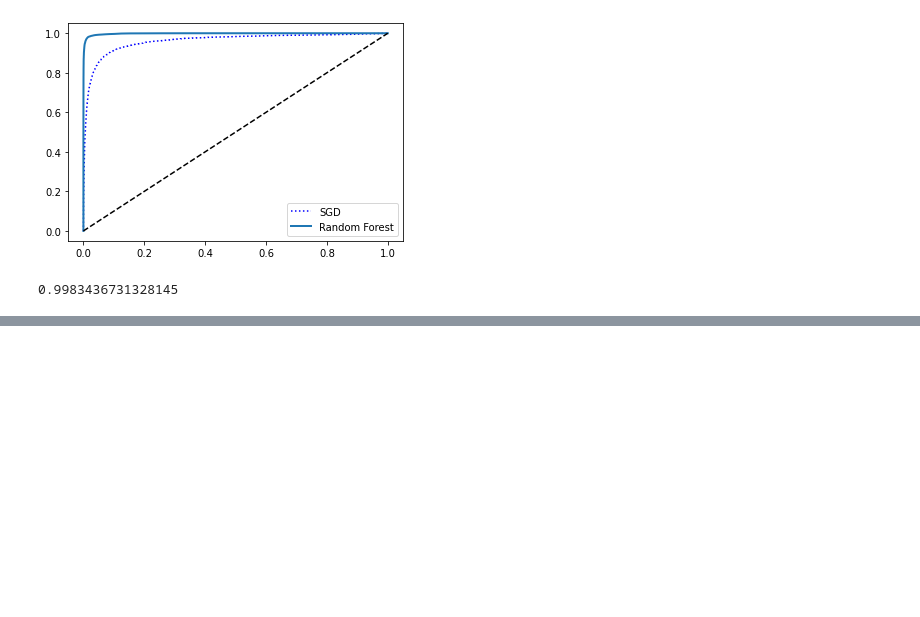
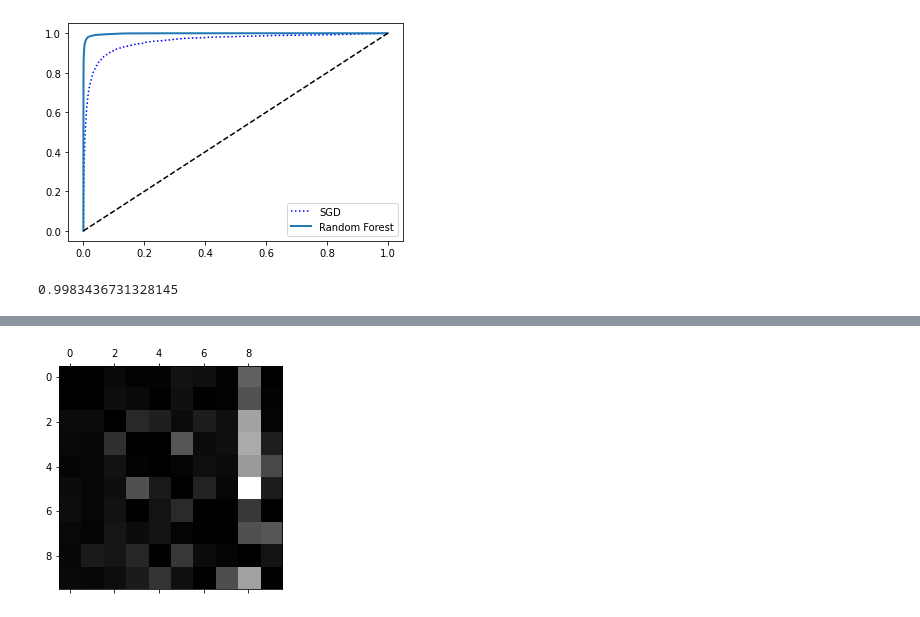
Before and after one commit to N-liraj-khanna/Machine-Learning-Exercises, a Jupyter notebook: MNIST - Handwritten digits predictor/Digits predictor.ipynb, the cells around one changed output, grey strips where cells are left out. Cells and saved outputs as stored; diff of their text form; code cells hidden in the pictures; blank space fills up the shorter version.

```diff
--- a/MNIST - Handwritten digits predictor/Digits predictor.ipynb
+++ b/MNIST - Handwritten digits predictor/Digits predictor.ipynb
@@ -312,0 +416,6 @@ roc_auc_score(y_train_5, y_scores_forest)
+# %%
+np.fill_diagonal(norm_conf_mx, 0)
+plt.matshow(norm_conf_mx, cmap=plt.cm.gray)
+plt.show()
+# %% [output]
+[figure, added]
```
Also changed, not shown: parts of 33 cells of this notebook.
